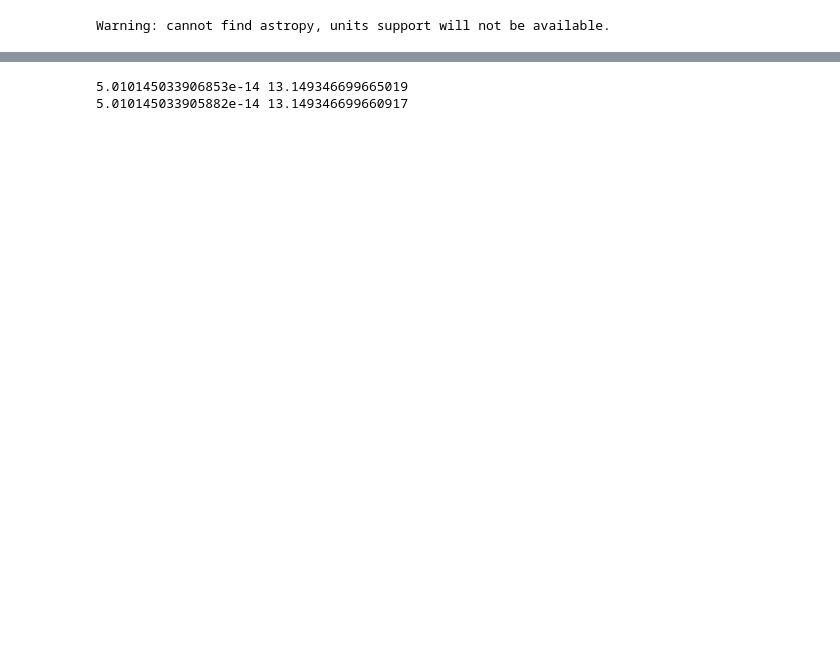
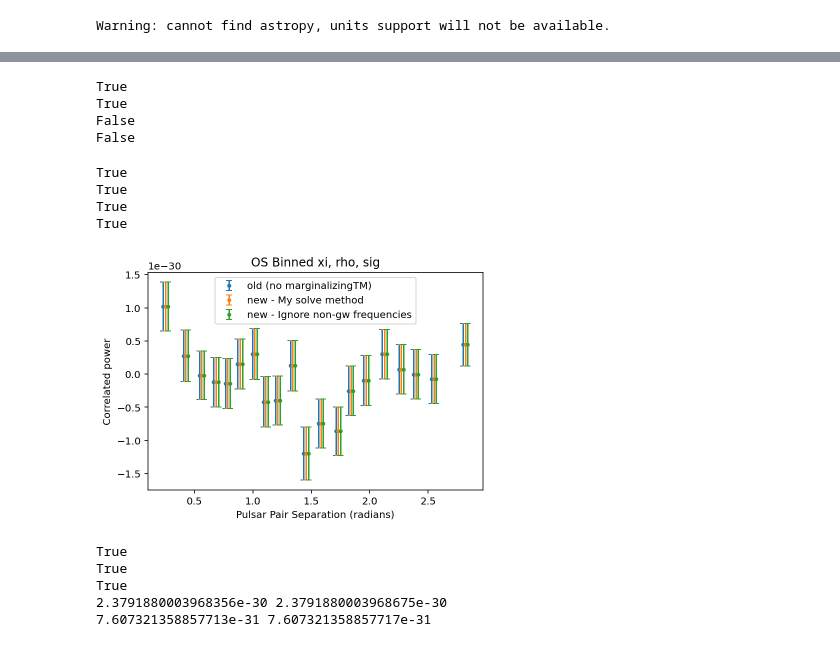
Before and after one commit to GersbachKa/defiant, a Jupyter notebook: notebooks/testing_marginalizedTM.ipynb, the cells around one changed output, grey strips where cells are left out. Saved outputs shown, nothing was run; the diff lists cells and outputs as text; code cells hidden in the pictures; blank space fills up the shorter version.

Commit message:
Fixed marginalizing TM with the OS

```diff
--- a/notebooks/testing_marginalizedTM.ipynb
+++ b/notebooks/testing_marginalizedTM.ipynb
@@ -66,0 +34,5 @@ m_pta = signal_base.PTA([m_model(psr) for psr in psrs])
+# %%
+psrs, inj_params = mdc1_utils.create_MDC1_like_psrs(gwb_amplitude=1e-15,irn_amplitude=1e-15,seed=2232)
+
+pta   = mdc1_utils.create_MDC1_PTA(psrs, include_irn=True, use_marginalizingtm=False)
+m_pta = mdc1_utils.create_MDC1_PTA(psrs, include_irn=True, use_marginalizingtm=True)
@@ -69,4 +44 @@ OS_obj = OptimalStatistic(psrs,pta=pta,gwb_name='gw')
 m_OS_obj = OptimalStatistic(psrs,pta=m_pta,gwb_name='gw')
-# %%
-X,Z = OS_obj._compute_XZ(inj_params)
-m_X,m_Z = m_OS_obj._compute_XZ(inj_params)
@@ -79,0 +45,6 @@ print(np.max(x_diff),np.max(z_diff))
+# %%
+def solveD(N_obj, right, left):
+    Nmat = N_obj.Nmat
+
+    lNr = Nmat.solve(right, left_array=left)
+    return lNr - np.tensordot(N_obj.MNF(left), N_obj.MNMMNF(right), (0, 0))
@@ -80,12 +120,65 @@ print(np.max(x_diff),np.max(z_diff))
+# %%
+old_X, old_Z = OS_obj._compute_XZ(inj_params)
+new_X1, new_Z1 = marginalizingTM_code1(m_pta,inj_params)
+new_X2, new_Z2 = marginalizingTM_code2(m_pta,inj_params)
+
+phihat = powerlaw(np.repeat(OS_obj.freqs,2),0,13./3.,1)
+old_rho, old_sig = OS_obj._compute_rho_sig(old_X, old_Z, phihat)
+new_rho1, new_sig1 = OS_obj._compute_rho_sig(new_X1, new_Z1, phihat)
+new_rho2, new_sig2 = OS_obj._compute_rho_sig(new_X2, new_Z2, phihat)
+
+xi,_ = utils.compute_pulsar_pair_separations(OS_obj.psrs)
+# %%
+print(np.allclose(new_X1, old_X))
+print(np.allclose(new_Z1, old_Z))
+print(np.allclose(new_X2, old_X))
+print(np.allclose(new_Z2, old_Z))
+# %% [output]
+True
+True
+False
+False
+# %%
+print(np.allclose(new_rho1, old_rho))
+print(np.allclose(new_sig1, old_sig))
+print(np.allclose(new_rho2, old_rho))
+print(np.allclose(new_sig2, old_sig))
+# %% [output]
+True
+True
+True
+True
+# %%
+xia,rhoa,siga = utils.binned_pair_correlations(xi,old_rho,old_sig,20)
+plt.errorbar(xia,rhoa,siga,fmt='.',capsize=3,label='old (no marginalizingTM)')
+
+xia,rhoa,siga = utils.binned_pair_correlations(xi+0.02,new_rho1,new_sig1,20)
+plt.errorbar(xia,rhoa,siga,fmt='.',capsize=3,label='new - My solve method')
+
+xia,rhoa,siga = utils.binned_pair_correlations(xi+0.04,new_rho2,new_sig2,20)
+plt.errorbar(xia,rhoa,siga,fmt='.',capsize=3,label='new - Ignore non-gw frequencies')
+plt.legend()
+plt.xlabel('Pulsar Pair Separation (radians)')
+plt.ylabel('Correlated power')
+plt.title('OS Binned xi, rho, sig')
+plt.show()
+# %% [output]
+[figure, added]
 # %%
-xi,rho,sig,C,A2,A2s = OS_obj.compute_OS(inj_params,pair_covariance=False)
-print(np.sqrt(A2),A2/A2s)
+xi,rho,sig,C,A2,A2s = OS_obj.compute_OS(inj_params,pair_covariance=True)
+m_xi,m_rho,m_sig,m_C,m_A2,m_A2s = m_OS_obj.compute_OS(inj_params,pair_covariance=True)
 
-xi,rho,sig,C,A2,A2s = m_OS_obj.compute_OS(inj_params,pair_covariance=False)
-print(np.sqrt(A2),A2/A2s)
+print(np.allclose(rho,m_rho))
+print(np.allclose(sig,m_sig))
+print(np.allclose(C,m_C))
+print(A2,m_A2)
+print(A2s,m_A2s)
 # %% [output]
-5.010145033906853e-14 13.149346699665019
-5.010145033905882e-14 13.149346699660917
+True
+True
+True
+2.3791880003968356e-30 2.3791880003968675e-30
+7.607321358857713e-31 7.607321358857717e-31
 # %%
 %timeit OS_obj.compute_OS(inj_params,pair_covariance=False)
 %timeit m_OS_obj.compute_OS(inj_params,pair_covariance=False)
```
Also changed, not shown: parts of 8 cells of this notebook, 2 other files.
